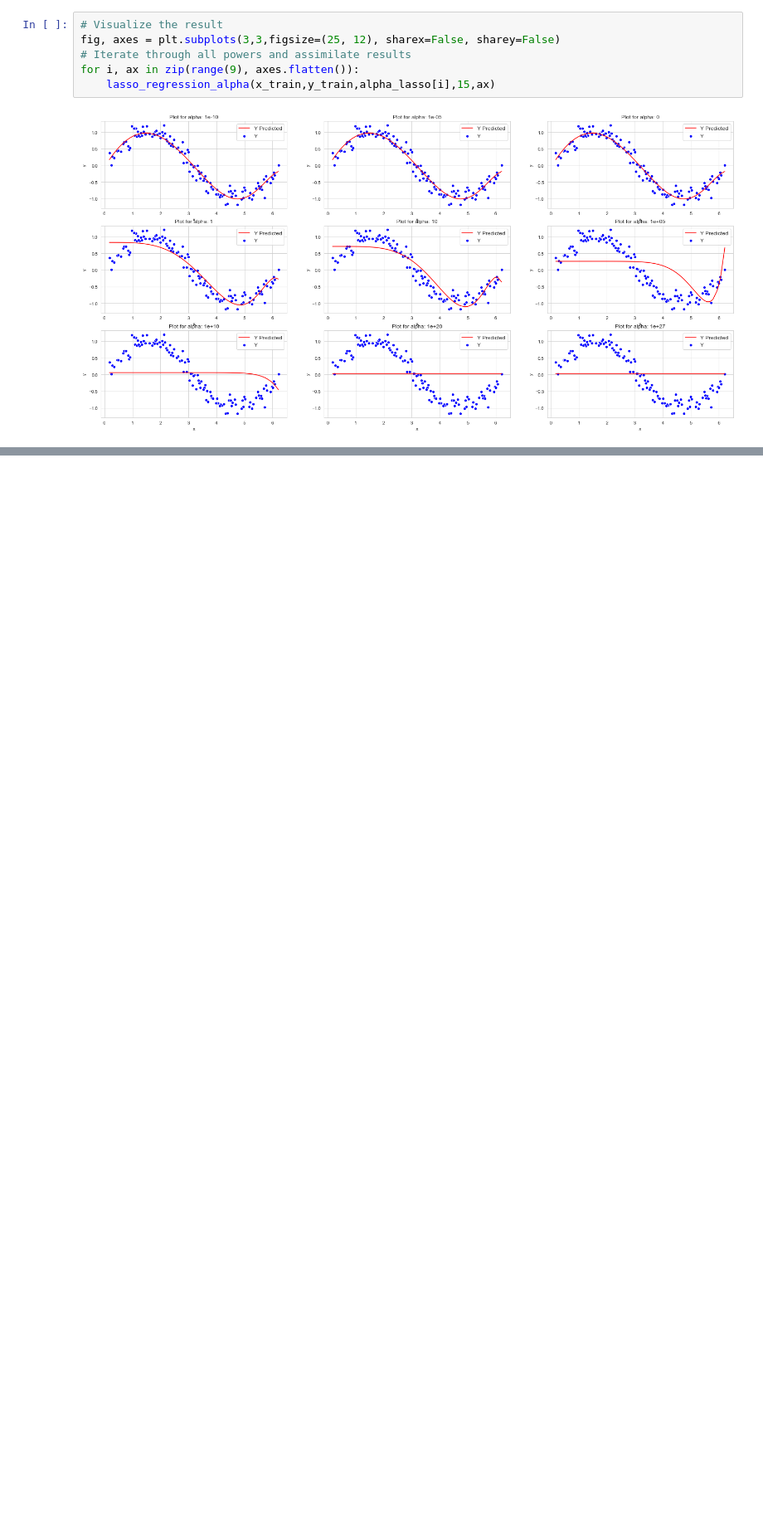
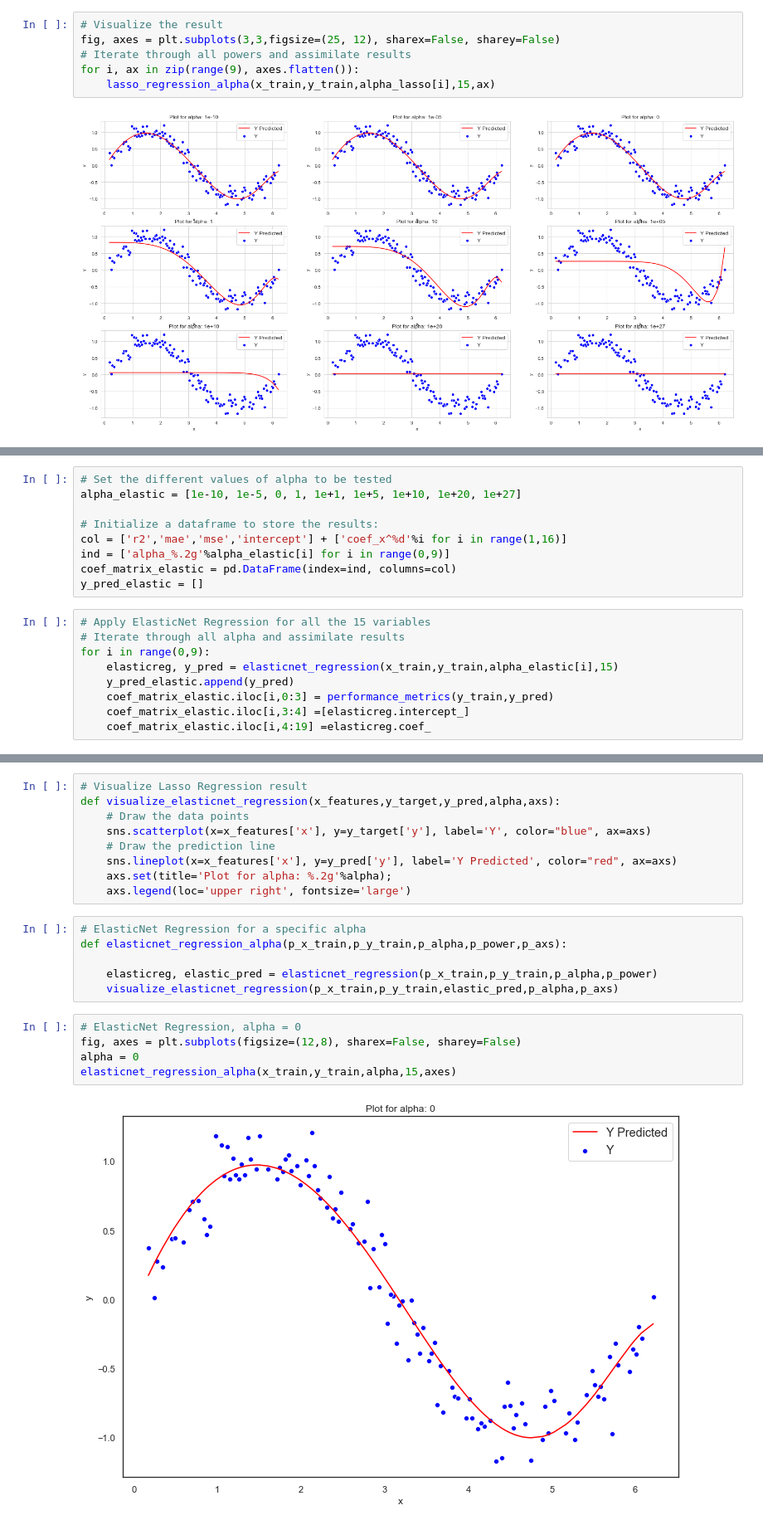
Before and after one commit to elsayedrashed/machine-learning-app, a Jupyter notebook: suppervised-learning/regression-algorithms/ridge-lasso-regression/ridge-lasso-regression-scikit-learn.ipynb, the cells around one changed output, grey strips where cells are left out. Shown at 83% size. Saved outputs shown, nothing was run; the diff lists cells and outputs as text; blank space fills up the shorter version.

```diff
--- a/suppervised-learning/regression-algorithms/ridge-lasso-regression/ridge-lasso-regression-scikit-learn.ipynb
+++ b/suppervised-learning/regression-algorithms/ridge-lasso-regression/ridge-lasso-regression-scikit-learn.ipynb
@@ -437,0 +462,18 @@ for i, ax in zip(range(9), axes.flatten()):
+# %%
+# Set the different values of alpha to be tested
+alpha_elastic = [1e-10, 1e-5, 0, 1, 1e+1, 1e+5, 1e+10, 1e+20, 1e+27]
+
+# Initialize a dataframe to store the results:
+col = ['r2','mae','mse','intercept'] + ['coef_x^%d'%i for i in range(1,16)]
+ind = ['alpha_%.2g'%alpha_elastic[i] for i in range(0,9)]
+coef_matrix_elastic = pd.DataFrame(index=ind, columns=col)
+y_pred_elastic = []
+# %%
+# Apply ElasticNet Regression for all the 15 variables
+# Iterate through all alpha and assimilate results
+for i in range(0,9):
+    elasticreg, y_pred = elasticnet_regression(x_train,y_train,alpha_elastic[i],15)
+    y_pred_elastic.append(y_pred)
+    coef_matrix_elastic.iloc[i,0:3] = performance_metrics(y_train,y_pred)
+    coef_matrix_elastic.iloc[i,3:4] =[elasticreg.intercept_]
+    coef_matrix_elastic.iloc[i,4:19] =elasticreg.coef_
@@ -437,0 +509,22 @@ for i, ax in zip(range(9), axes.flatten()):
+# %%
+# Visualize Lasso Regression result
+def visualize_elasticnet_regression(x_features,y_target,y_pred,alpha,axs):
+    # Draw the data points
+    sns.scatterplot(x=x_features['x'], y=y_target['y'], label='Y', color="blue", ax=axs)
+    # Draw the prediction line
+    sns.lineplot(x=x_features['x'], y=y_pred['y'], label='Y Predicted', color="red", ax=axs)
+    axs.set(title='Plot for alpha: %.2g'%alpha);
+    axs.legend(loc='upper right', fontsize='large')
+# %%
+# ElasticNet Regression for a specific alpha
+def elasticnet_regression_alpha(p_x_train,p_y_train,p_alpha,p_power,p_axs):
+
+    elasticreg, elastic_pred = elasticnet_regression(p_x_train,p_y_train,p_alpha,p_power)
+    visualize_elasticnet_regression(p_x_train,p_y_train,elastic_pred,p_alpha,p_axs)
+# %%
+# ElasticNet Regression, alpha = 0
+fig, axes = plt.subplots(figsize=(12,8), sharex=False, sharey=False)
+alpha = 0
+elasticnet_regression_alpha(x_train,y_train,alpha,15,axes)
+# %% [output]
+[figure, added]
```
Also changed, not shown: parts of 18 cells of this notebook.
